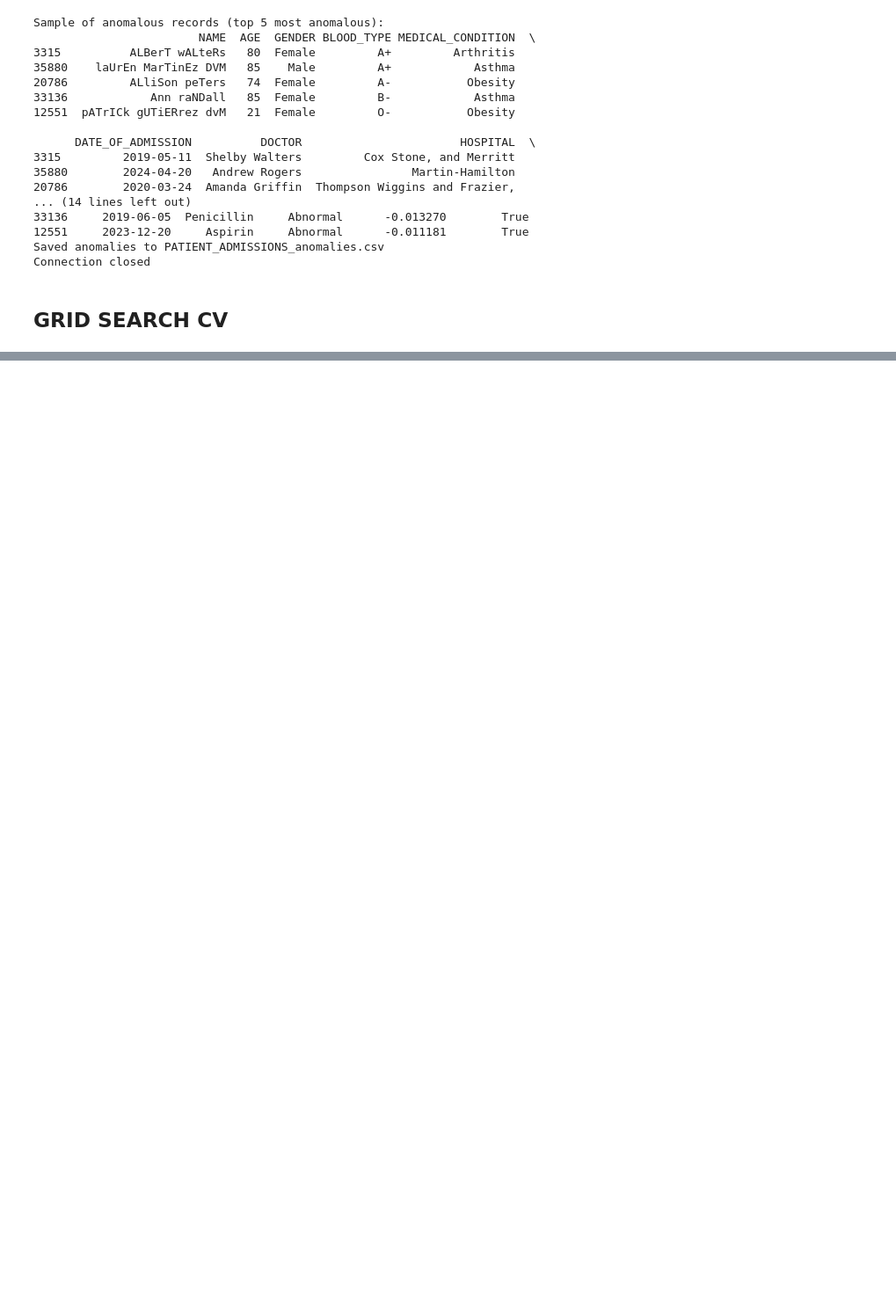
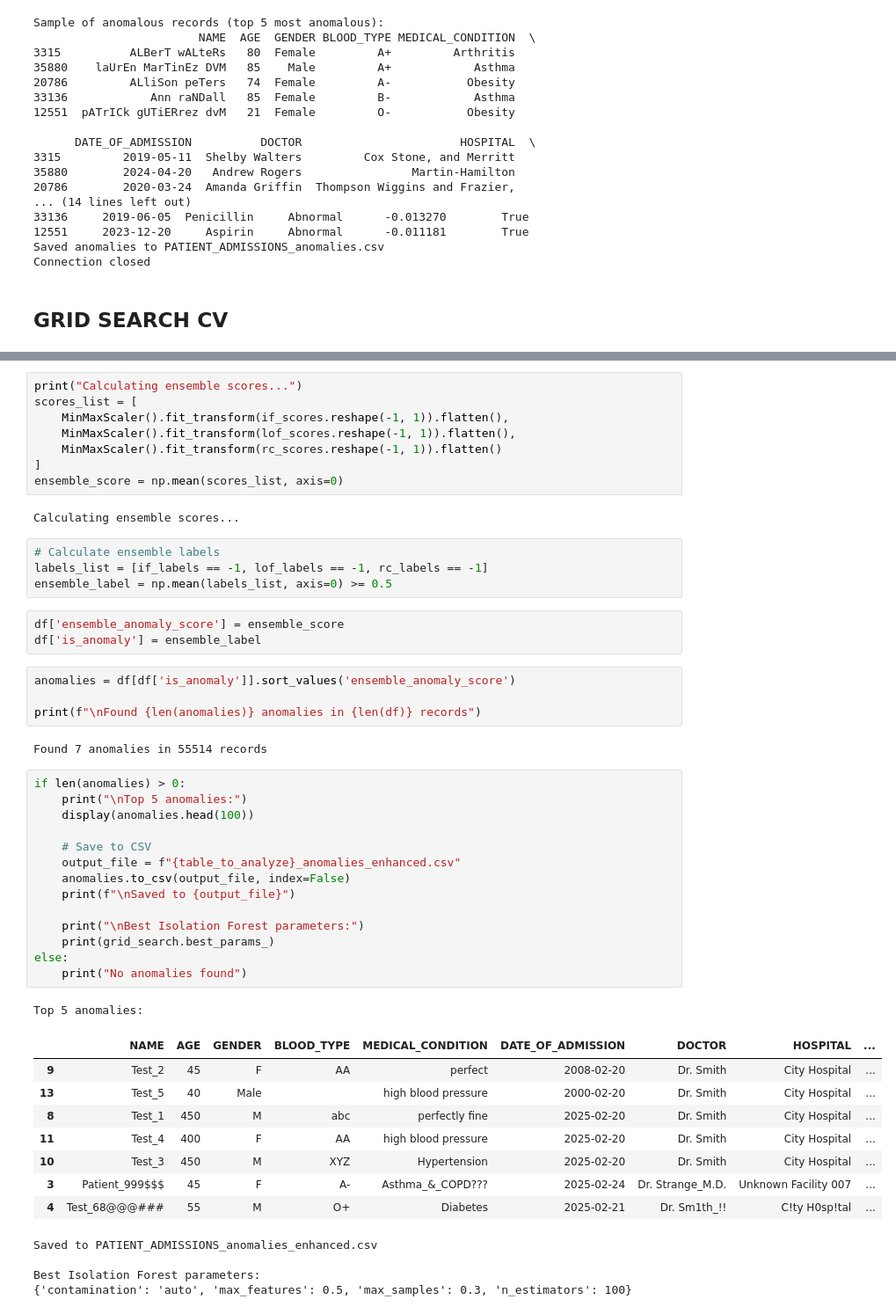
Before and after one commit to khanjirenainesh/genai_de, a Jupyter notebook: src/data_encoding.ipynb, the cells around one changed output, grey strips where cells are left out. Shown: that part at 88% size. Saved outputs shown, nothing was run; the diff lists cells and outputs as text; blank space fills up the shorter version.

```diff
--- a/src/data_encoding.ipynb
+++ b/src/data_encoding.ipynb
@@ -384,0 +617,51 @@ display(df_encoded.head())
+# %%
+print("Calculating ensemble scores...")
+scores_list = [
+    MinMaxScaler().fit_transform(if_scores.reshape(-1, 1)).flatten(),
+    MinMaxScaler().fit_transform(lof_scores.reshape(-1, 1)).flatten(),
+    MinMaxScaler().fit_transform(rc_scores.reshape(-1, 1)).flatten()
+]
+ensemble_score = np.mean(scores_list, axis=0)
+# %% [output]
+Calculating ensemble scores...
+# %%
+# Calculate ensemble labels
+labels_list = [if_labels == -1, lof_labels == -1, rc_labels == -1]
+ensemble_label = np.mean(labels_list, axis=0) >= 0.5
+# %%
+df['ensemble_anomaly_score'] = ensemble_score
+df['is_anomaly'] = ensemble_label
+# %%
+anomalies = df[df['is_anomaly']].sort_values('ensemble_anomaly_score')
+
+print(f"\nFound {len(anomalies)} anomalies in {len(df)} records")
+# %% [output]
+Found 7 anomalies in 55514 records
+# %%
+if len(anomalies) > 0:
+    print("\nTop 5 anomalies:")
+    display(anomalies.head(100))
+
+    # Save to CSV
+    output_file = f"{table_to_analyze}_anomalies_enhanced.csv"
+    anomalies.to_csv(output_file, index=False)
+    print(f"\nSaved to {output_file}")
+
+    print("\nBest Isolation Forest parameters:")
+    print(grid_search.best_params_)
+else:
+    print("No anomalies found")
+# %% [output]
+Top 5 anomalies:
+|  | NAME | AGE | GENDER | BLOOD_TYPE | MEDICAL_CONDITION | DATE_OF_ADMISSION | DOCTOR | HOSPITAL | ... |
+| 9 | Test_2 | 45 | F | AA | perfect | 2008-02-20 | Dr. Smith | City Hospital | ... |
+| 13 | Test_5 | 40 | Male |  | high blood pressure | 2000-02-20 | Dr. Smith | City Hospital | ... |
+| 8 | Test_1 | 450 | M | abc | perfectly fine | 2025-02-20 | Dr. Smith | City Hospital | ... |
+| 11 | Test_4 | 400 | F | AA | high blood pressure | 2025-02-20 | Dr. Smith | City Hospital | ... |
+| 10 | Test_3 | 450 | M | XYZ | Hypertension | 2025-02-20 | Dr. Smith | City Hospital | ... |
+| 3 | Patient_999$$$ | 45 | F | A- | Asthma_&_COPD??? | 2025-02-24 | Dr. Strange_M.D. | Unknown Facility 007 | ... |
+| 4 | Test_68@@@### | 55 | M | O+ | Diabetes | 2025-02-21 | Dr. Sm1th_!! | C!ty H0sp!tal | ... |
+Saved to PATIENT_ADMISSIONS_anomalies_enhanced.csv
+
+Best Isolation Forest parameters:
+{'contamination': 'auto', 'max_features': 0.5, 'max_samples': 0.3, 'n_estimators': 100}
```
Also changed, not shown: parts of 22 cells of this notebook, 4 other files.
